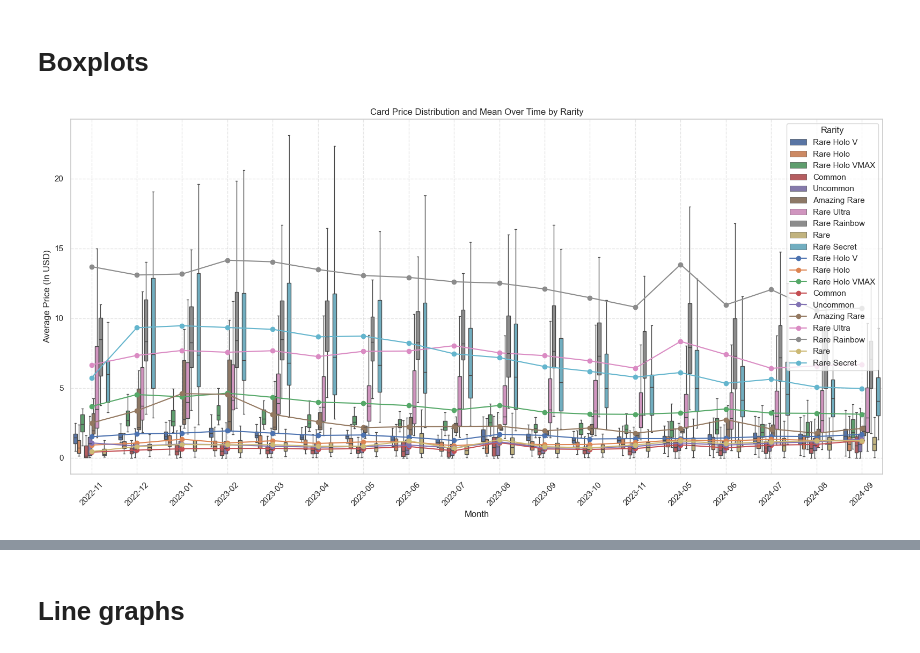
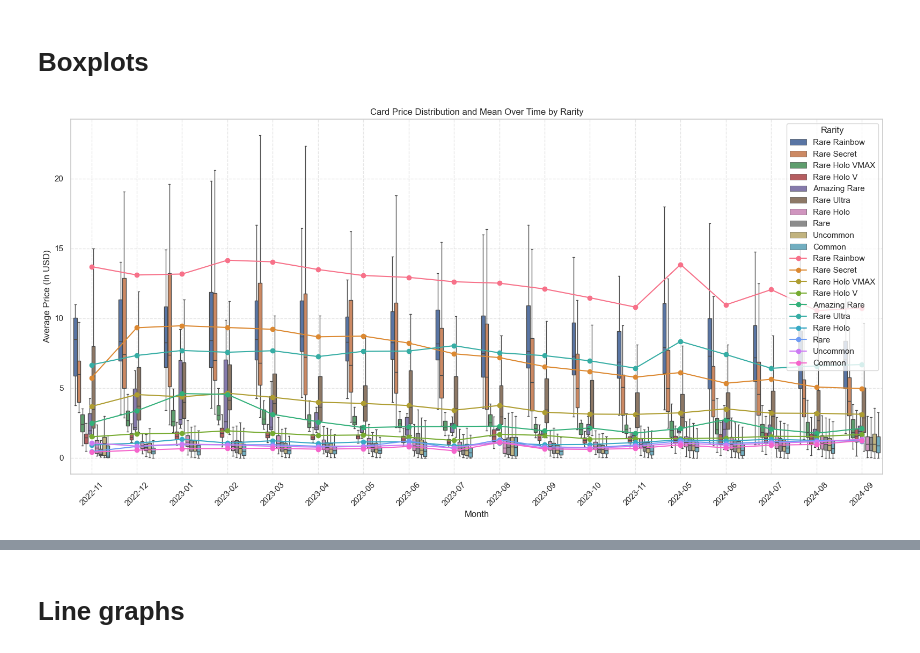
Before and after one commit to JihunKimCode/RarityRadar, a Jupyter notebook: graph.ipynb, the cells around one changed output, grey strips where cells are left out. Drawn from its saved outputs; the diff is of its cells as text; code cells hidden in the pictures.

```diff
--- a/graph.ipynb
+++ b/graph.ipynb
@@ -57,15 +131,13 @@ rarityOrder = {
 # %% [markdown]
 # Scatterplots
 # %%
-# Plotting: Scatter Plot
+# Process Data
 plt.figure(figsize=(10, 6))
-
-# Loop over each unique Rarity and plot the Average over Time as scatter points
 dfs_by_rarity = []
-for rarity in df['Rarity'].unique():
+for rarity in sorted_rarities:
     subset = df[df['Rarity'] == rarity]
     dfs_by_rarity.append(subset)
-    plt.scatter(subset['Month'].dt.strftime('%Y-%m'), subset['Average'].div(100).round(2), label=rarity, marker='o')
+    plt.scatter(subset['Month'], subset['Average'].div(100).round(2), label=rarity, marker='o')
 
 # Set graph title and labels
 plt.title('Average Price Over Time by Rarity')
@@ -76,6 +148,5 @@ plt.legend(title='Rarity')
 plt.grid(True)
 plt.tight_layout()
 
-# Show the plot
 plt.show()
 # %% [output]
@@ -83,9 +184,6 @@ plt.show()
 # %%
-# Ensure Month column is datetime
-df['Month'] = pd.to_datetime(df['Month'])
-
-# Loop over each unique Rarity
-for rarity in df['Rarity'].dropna().unique():
+# Loop over each Rarity
+for rarity in sorted_rarities:
     # Filter data for the current rarity
     subset = df[df['Rarity'] == rarity].sort_values(by='Month')
 
@@ -94,21 +192,19 @@ for rarity in df['Rarity'].dropna().unique():
 
     # Plot scatter plot
     plt.scatter(
-        subset['Month'].dt.strftime('%Y-%m'),
+        subset['Month'],
         subset['Average'] / 100,  # Convert cents to dollars
         label=rarity,
         marker='o'
     )
 
-    # Set plot details
+    # Plot
     plt.title(f'Average Price Over Time for {rarity}')
     plt.xlabel('Month')
     plt.ylabel('Average Price (USD)')
     plt.xticks(rotation=45)
     plt.grid(True)
     plt.legend(title='Rarity')
-
-    # Show plot
     plt.tight_layout()
     plt.show()
 # %% [output]
@@ -125,49 +221,40 @@ for rarity in df['Rarity'].dropna().unique():
 # %% [markdown]
 # Boxplots
 # %%
-import matplotlib.pyplot as plt
-import seaborn as sns
-
-# Convert Month to datetime and create Month_str for x-axis
-df['Month'] = pd.to_datetime(df['Month'])
-df['Month_str'] = df['Month'].dt.strftime('%Y-%m')
-df = df.sort_values('Month')
-
 # Set style
 sns.set(style='whitegrid')
 
 plt.figure(figsize=(16, 8))
 
 # Boxplot (all data combined)
 sns.boxplot(
     data=df,
-    x='Month_str',
+    x=df['Month'] ,
     y=df['Average'] / 100,
     hue='Rarity',
+    hue_order=sorted_rarities,
     showfliers=False,
     dodge=True,
     linewidth=1
 )
 
 # Mean line per rarity
-rarities = df['Rarity'].unique()
-palette = sns.color_palette(n_colors=len(rarities))
-
-for rarity, color in zip(rarities, palette):
+palette = sns.color_palette("husl", len(sorted_rarities))
+for rarity, color in zip(sorted_rarities, palette):
     subset = df[df['Rarity'] == rarity]
-    mean_per_month = subset.groupby('Month_str')['Average'].mean() / 100
+    mean_per_month = subset.groupby('Month')['Average'].mean() / 100
     plt.plot(mean_per_month.index, mean_per_month.values, label=rarity, color=color, marker='o')
 
 # Customize plot
 plt.title('Card Price Distribution and Mean Over Time by Rarity')
 plt.xlabel('Month')
 plt.ylabel('Average Price (In USD)')
 plt.xticks(rotation=45)
 plt.legend(title='Rarity')
 plt.tight_layout()
 plt.grid(True, linestyle='--', alpha=0.5)
 
 plt.show()
 # %% [output]
-[figure, old version]
+[figure, new version]
 # %%
```
Also changed, not shown: parts of 17 cells of this notebook.
